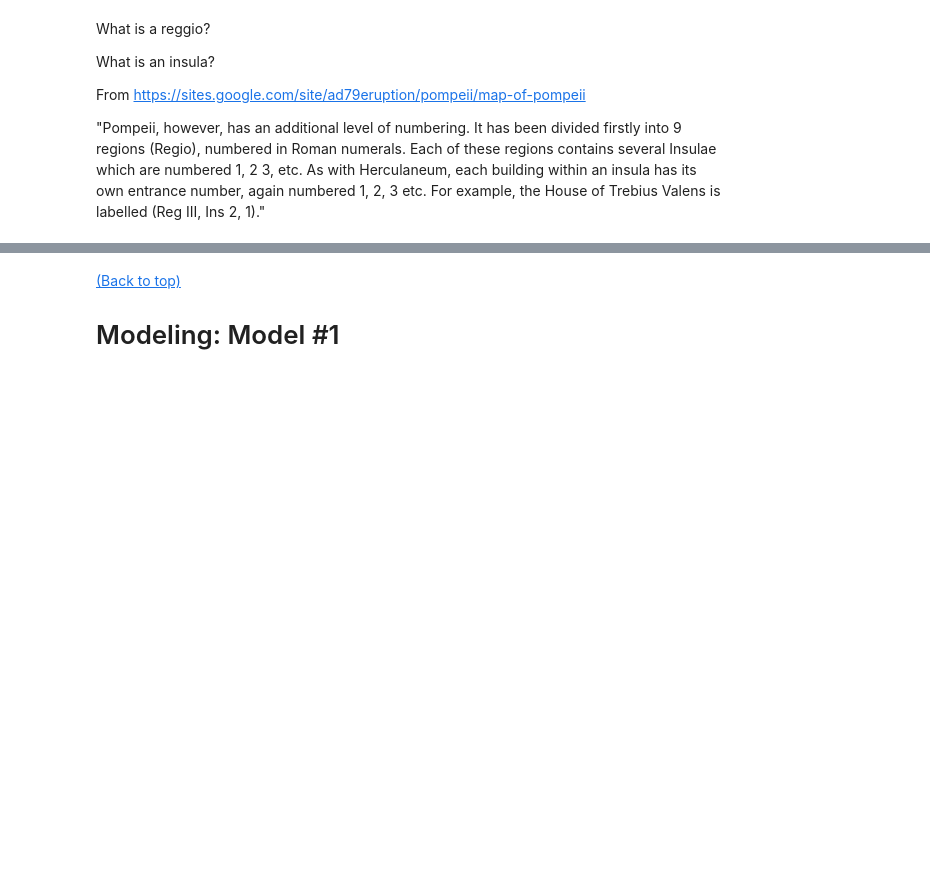
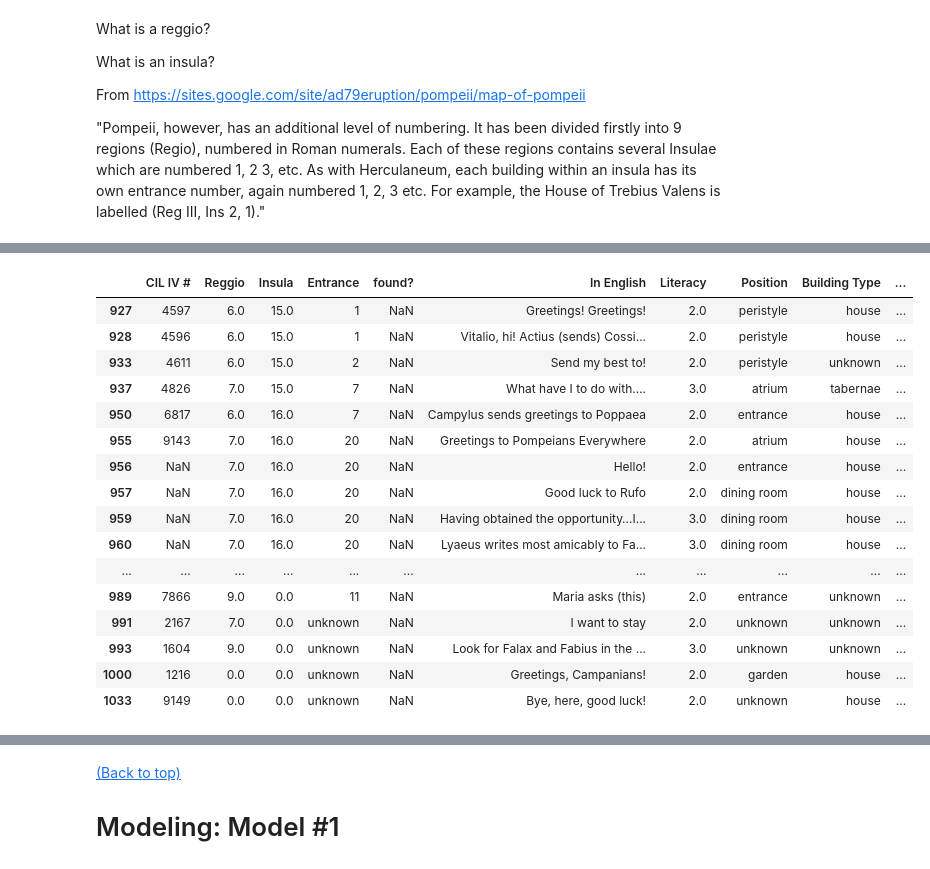
Before and after one commit to ssrosa/cacator_cave_malum, a Jupyter notebook: student.ipynb, the cells around one changed output, grey strips where cells are left out. Cells and saved outputs as stored; diff of their text form; code cells hidden in the pictures; blank space fills up the shorter version.

```diff
--- a/student.ipynb
+++ b/student.ipynb
@@ -503,2 +534,7 @@ df_raw = df_raw.rename(index=str, columns = {'Image ': 'Image'})
+# %%
+df_raw['Flohr Score'] = df_raw['Flohr Score'].astype('float')
+# %%
+#Just going to put zeros for now
+df_raw['Flohr Score'] =df_raw['Flohr Score'].fillna(0)
 # %% [markdown]
 ### 'Socio-economic status'
@@ -505,5 +543,10 @@ df_raw = df_raw.rename(index=str, columns = {'Image ': 'Image'})
+# %%
+df_raw['Socio-economic status'] = df_raw['Socio-economic status'].fillna('medium')
 # %% [markdown]
 ### 'Comments'
+# %%
+#interesting, further investigation could lead ot help with categorizing, but will drop for now
+df_raw.drop(['comments'], axis = 1, inplace = True)
 # %% [markdown]
 <a id = 'explore'></a>
 # %% [markdown]
@@ -520,0 +579,20 @@ From https://sites.google.com/site/ad79eruption/pompeii/map-of-pompeii
+# %%
+df_raw[df_raw['Category'] == 'Social'][200:]
+# %% [output]
+|  | CIL IV # | Reggio | Insula | Entrance | found? | In English | Literacy | Position | Building Type | ... |
+| 927 | 4597 | 6.0 | 15.0 | 1 | NaN | Greetings! Greetings! | 2.0 | peristyle | house | ... |
+| 928 | 4596 | 6.0 | 15.0 | 1 | NaN | Vitalio, hi! Actius (sends) Cossi... | 2.0 | peristyle | house | ... |
+| 933 | 4611 | 6.0 | 15.0 | 2 | NaN | Send my best to! | 2.0 | peristyle | unknown | ... |
+| 937 | 4826 | 7.0 | 15.0 | 7 | NaN | What have I to do with…. | 3.0 | atrium | tabernae | ... |
+| 950 | 6817 | 6.0 | 16.0 | 7 | NaN | Campylus sends greetings to Poppaea | 2.0 | entrance | house | ... |
+| 955 | 9143 | 7.0 | 16.0 | 20 | NaN | Greetings to Pompeians Everywhere | 2.0 | atrium | house | ... |
+| 956 | NaN | 7.0 | 16.0 | 20 | NaN | Hello! | 2.0 | entrance | house | ... |
+| 957 | NaN | 7.0 | 16.0 | 20 | NaN | Good luck to Rufo | 2.0 | dining room | house | ... |
+| 959 | NaN | 7.0 | 16.0 | 20 | NaN | Having obtained the opportunity…I... | 3.0 | dining room | house | ... |
+| 960 | NaN | 7.0 | 16.0 | 20 | NaN | Lyaeus writes most amicably to Fa... | 3.0 | dining room | house | ... |
+| ... | ... | ... | ... | ... | ... | ... | ... | ... | ... | ... |
+| 989 | 7866 | 9.0 | 0.0 | 11 | NaN | Maria asks (this) | 2.0 | entrance | unknown | ... |
+| 991 | 2167 | 7.0 | 0.0 | unknown | NaN | I want to stay | 2.0 | unknown | unknown | ... |
+| 993 | 1604 | 9.0 | 0.0 | unknown | NaN | Look for Falax and Fabius in the ... | 3.0 | unknown | unknown | ... |
+| 1000 | 1216 | 0.0 | 0.0 | unknown | NaN | Greetings, Campanians! | 2.0 | garden | house | ... |
+| 1033 | 9149 | 0.0 | 0.0 | unknown | NaN | Bye, here, good luck! | 2.0 | unknown | house | ... |
```
Also changed, not shown: parts of 83 cells of this notebook.
